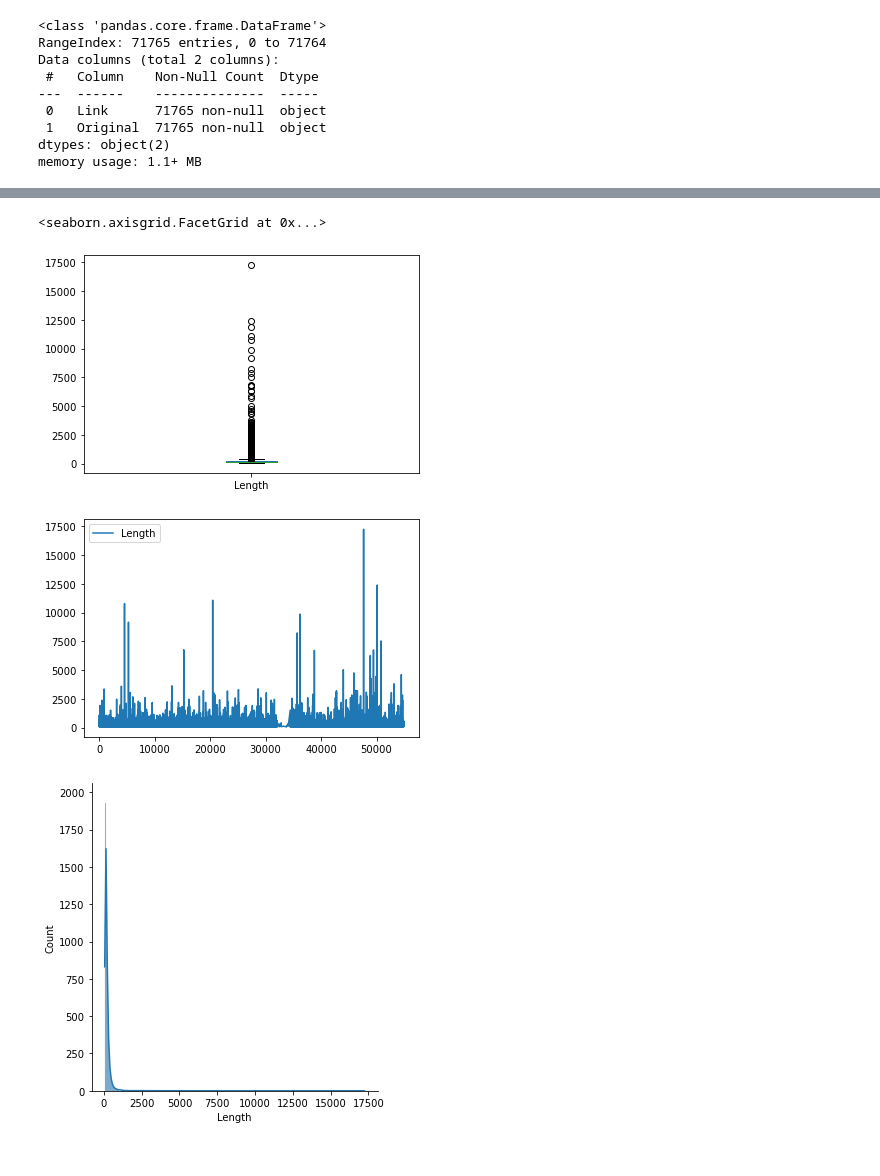
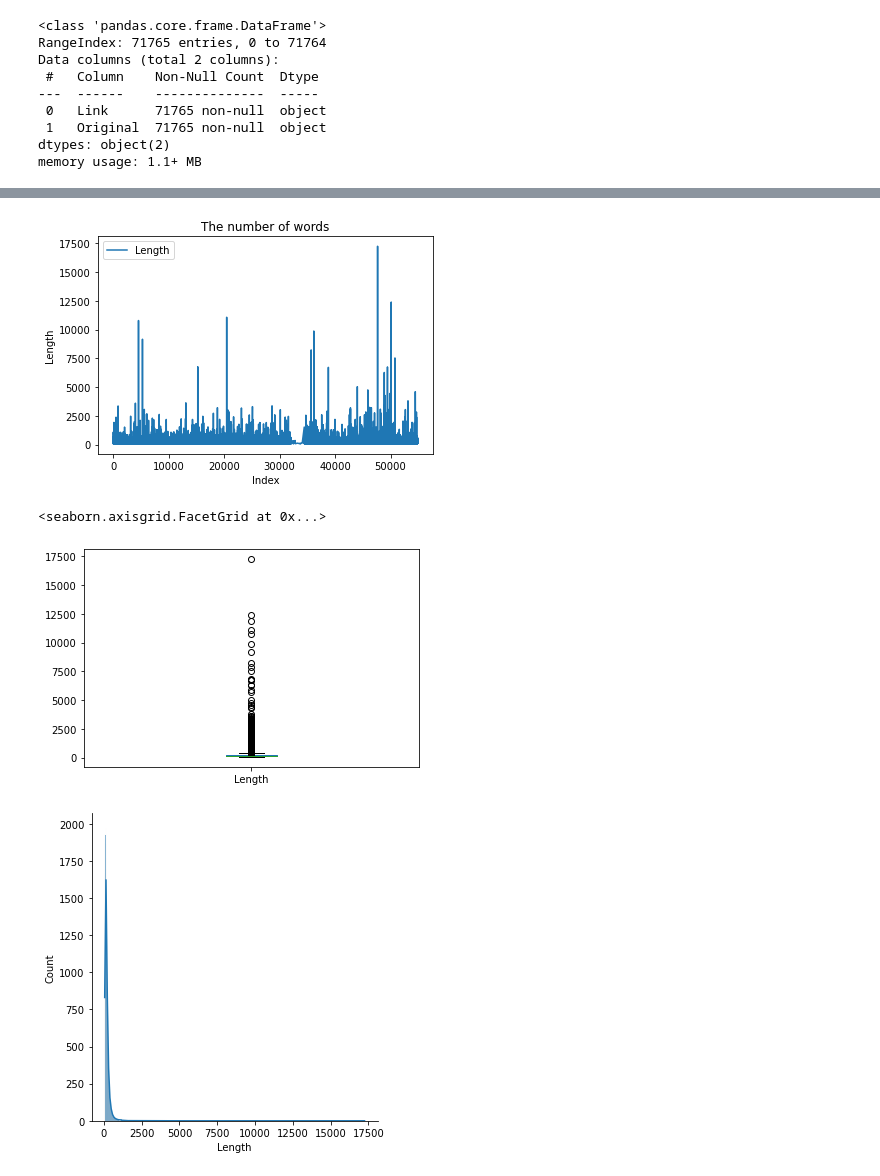
Before and after one commit to JLGGG/ToS-crawler, a Jupyter notebook: clean_sentence.ipynb, the cells around one changed output, grey strips where cells are left out. Drawn from its saved outputs; the diff is of its cells as text; code cells hidden in the pictures.

```diff
--- a/clean_sentence.ipynb
+++ b/clean_sentence.ipynb
@@ -160,14 +158,19 @@ df_raw_parsed.to_csv(Path(os.getcwd() + "/" + "test_tos_data.csv"), index=False)
 
 # print('Before text parsing {0}, After text parsing {1}'.format(sum_df_raw, sum_df_raw_parsed))
 # %%
+plt.title("The number of words")
+plt.xlabel("Index")
+plt.ylabel("Length")
+plt.plot(df_raw_parsed.index, df_raw_parsed['Length'].values, label='Length')
+plt.legend(loc='upper left')
+plt.show()
 df_raw_parsed.plot(kind='box', figsize=(6,4))
-df_raw_parsed.plot()
 sns.displot(df_raw_parsed['Length'], kde=True)
 # Reference: https://datascienceschool.net/01%20python/05.04%20%EC%8B%9C%EB%B3%B8%EC%9D%84%20%EC%82%AC%EC%9A%A9%ED%95%9C%20%EB%8D%B0%EC%9D%B4%ED%84%B0%20%EB%B6%84%ED%8F%AC%20%EC%8B%9C%EA%B0%81%ED%99%94.html
 # %% [output]
+[figure, new version]
 <seaborn.axisgrid.FacetGrid at 0x...>
-[figure, old version]
-[figure, old version]
+[figure, new version]
 [figure]
 # %%
 df_raw_parsed.describe(exclude=object)
```
Also changed, not shown: parts of 15 cells of this notebook.
